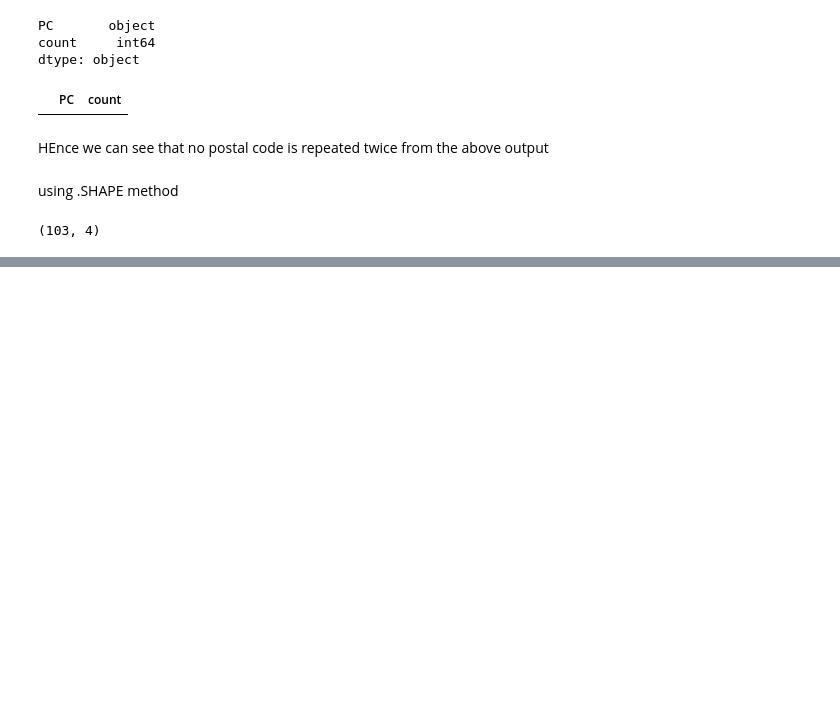
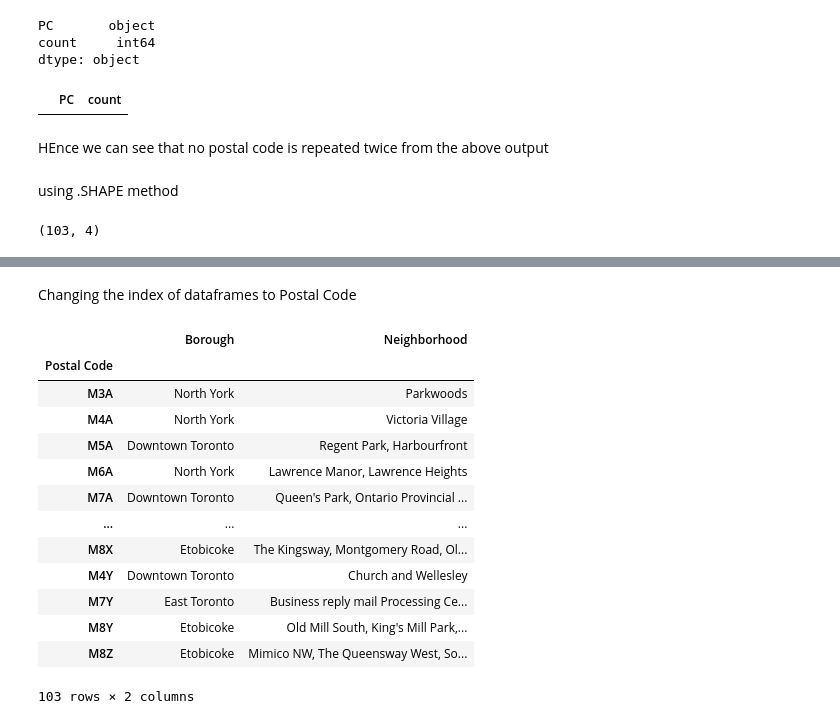
Before and after one commit to justfor24101992/Coursera_Capstone, a Jupyter notebook: Segmentation and clustering of Toronto.ipynb, the cells around one changed output, grey strips where cells are left out. Drawn from its saved outputs; the diff is of its cells as text; code cells hidden in the pictures; blank space fills up the shorter version.

```diff
--- a/Segmentation and clustering of Toronto.ipynb
+++ b/Segmentation and clustering of Toronto.ipynb
@@ -194,0 +212,21 @@ main_df.shape
+# %% [markdown]
+Changing the index of dataframes to Postal Code
+# %%
+main_df3 = main_df
+main_df3.drop(['index'] , inplace = True, axis = 1)
+main_df3
+# %% [output]
+|  | Borough | Neighborhood |
+| Postal Code |  |  |
+| M3A | North York | Parkwoods |
+| M4A | North York | Victoria Village |
+| M5A | Downtown Toronto | Regent Park, Harbourfront |
+| M6A | North York | Lawrence Manor, Lawrence Heights |
+| M7A | Downtown Toronto | Queen's Park, Ontario Provincial ... |
+| ... | ... | ... |
+| M8X | Etobicoke | The Kingsway, Montgomery Road, Ol... |
+| M4Y | Downtown Toronto | Church and Wellesley |
+| M7Y | East Toronto | Business reply mail Processing Ce... |
+| M8Y | Etobicoke | Old Mill South, King's Mill Park,... |
+| M8Z | Etobicoke | Mimico NW, The Queensway West, So... |
+103 rows × 2 columns
```
Also changed, not shown: parts of 14 cells of this notebook.
